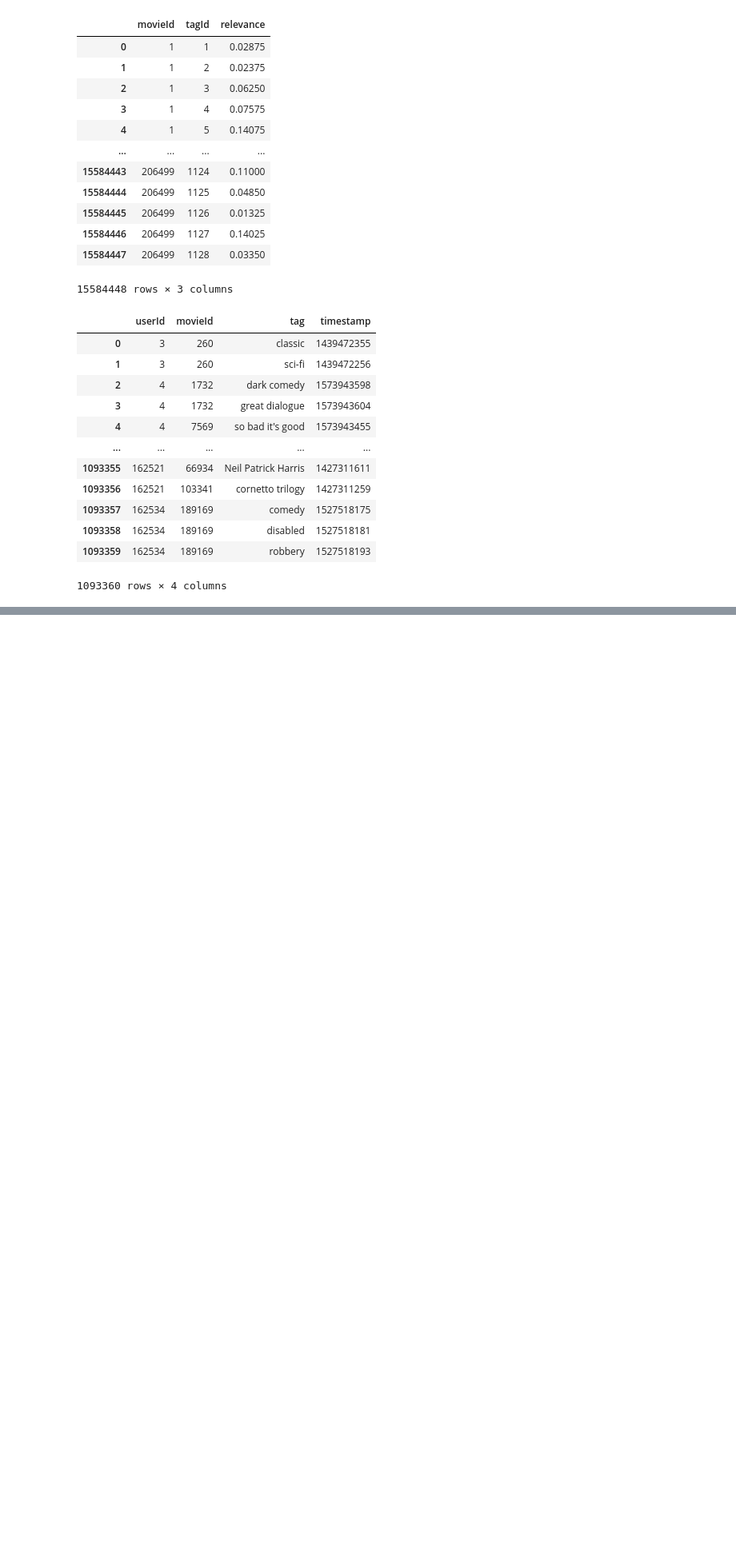
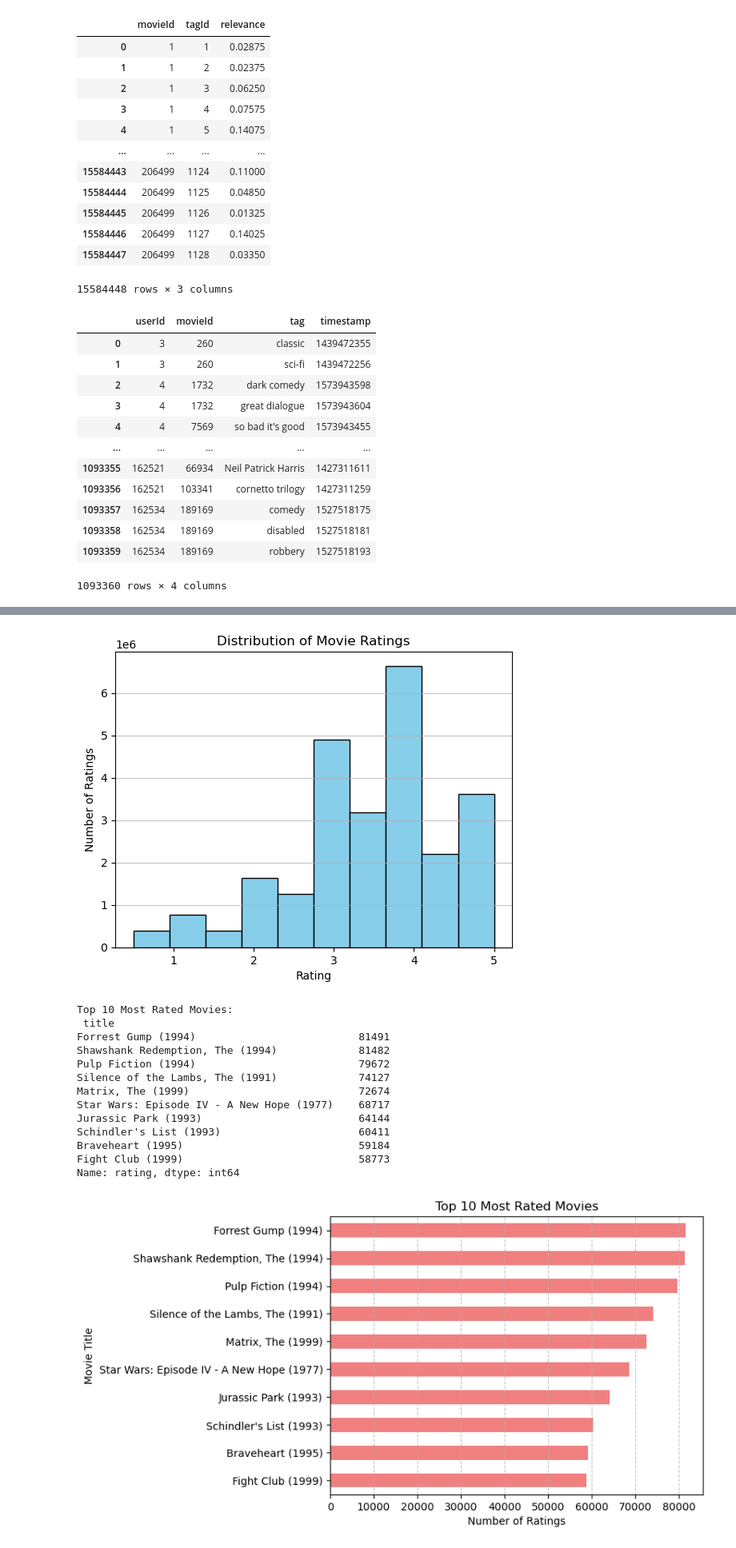
Before and after one commit to Valier-Juri/DSC202-movie-recommendation-database, a Jupyter notebook: EDA.ipynb, the cells around one changed output, grey strips where cells are left out. Shown: that part at 80% size. Saved outputs shown, nothing was run; the diff lists cells and outputs as text; code cells hidden in the pictures; blank space fills up the shorter version.

```diff
--- a/EDA.ipynb
+++ b/EDA.ipynb
@@ -190,3 +190,7 @@ tag_movie
 | 1093358 | 162534 | 189169 | disabled | 1527518181 |
 | 1093359 | 162534 | 189169 | robbery | 1527518193 |
 1093360 rows × 4 columns
+# %%
+tag_relevance = pd.merge(genome_scores, genome_tags, on='tagId', how='left')
+movie_tags = pd.merge(tags, movies, on='movieId', how='left')
+ratings_movies = pd.merge(ratings, movies, on='movieId', how='left')
@@ -192,0 +269,37 @@ tag_movie
+# %%
+# Distribution of ratings
+plt.hist(ratings_movies['rating'], bins=10, color='skyblue', edgecolor='black')
+plt.xlabel('Rating')
+plt.ylabel('Number of Ratings')
+plt.title('Distribution of Movie Ratings')
+plt.grid(axis='y', alpha=0.75)
+plt.show()
+
+# Top 10 most rated movies
+top_rated_movies = ratings_movies.groupby('title')['rating'].count().sort_values(ascending=False).head(10)
+print("\nTop 10 Most Rated Movies:\n", top_rated_movies)
+
+# Plot top-rated movies
+top_rated_movies.plot(kind='barh', color='lightcoral')
+plt.xlabel('Number of Ratings')
+plt.ylabel('Movie Title')
+plt.title('Top 10 Most Rated Movies')
+plt.gca().invert_yaxis()
+plt.grid(axis='x', linestyle='--', alpha=0.75)
+plt.show()
+# %% [output]
+[figure, added]
+Top 10 Most Rated Movies:
+ title
+Forrest Gump (1994)                          81491
+Shawshank Redemption, The (1994)             81482
+Pulp Fiction (1994)                          79672
+Silence of the Lambs, The (1991)             74127
+Matrix, The (1999)                           72674
+Star Wars: Episode IV - A New Hope (1977)    68717
+Jurassic Park (1993)                         64144
+Schindler's List (1993)                      60411
+Braveheart (1995)                            59184
+Fight Club (1999)                            58773
+Name: rating, dtype: int64
+[figure, added]
```
Also changed, not shown: parts of 12 cells of this notebook.
